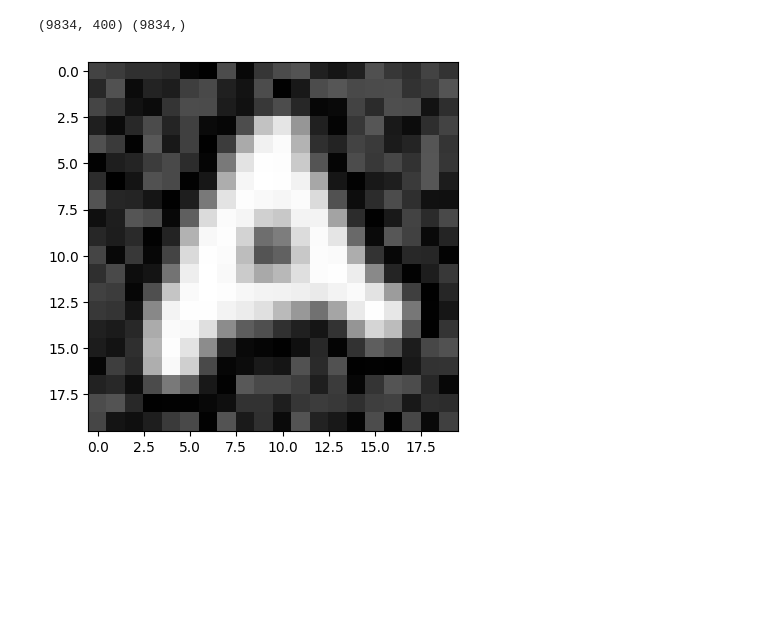
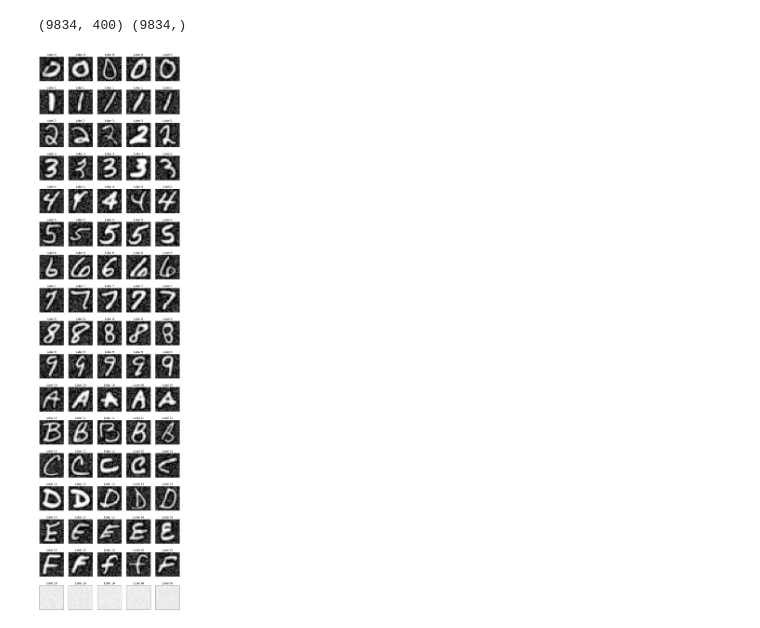
Before and after one commit to vhrollo/inf264_project2, a Jupyter notebook: src/fillip_test.ipynb, the cells around one changed output. Cells and saved outputs as stored; diff of their text form; code cells hidden in the pictures; blank space fills up the shorter version.

```diff
--- a/src/fillip_test.ipynb
+++ b/src/fillip_test.ipynb
@@ -9,8 +13,16 @@ X, y = dataset['X'], dataset['y']
 print(X.shape, y.shape)
 # %% [output]
 (9834, 400) (9834,)
-# %%
-plt.imshow(X[0].reshape(20,20), vmin=0, vmax=255, cmap="gray")
-plt.show()
-# %% [output]
-[figure, removed]
+# %%
+fig, axis = plt.subplots(17, 5, figsize=(12, 48))
+
+for label in range(17):
+    for i in range(5):
+        axis[label, i].imshow(X[y == label][i+5].reshape(20, 20), vmin=0, vmax=255, cmap='gray')
+        axis[label, i].set_xticks([])
+        axis[label, i].set_yticks([])
+        axis[label, i].set_title(f'Label {label}')
+
+plt.show()
+# %% [output]
+[figure, added]
```
Also changed, not shown: parts of 6 cells of this notebook.
